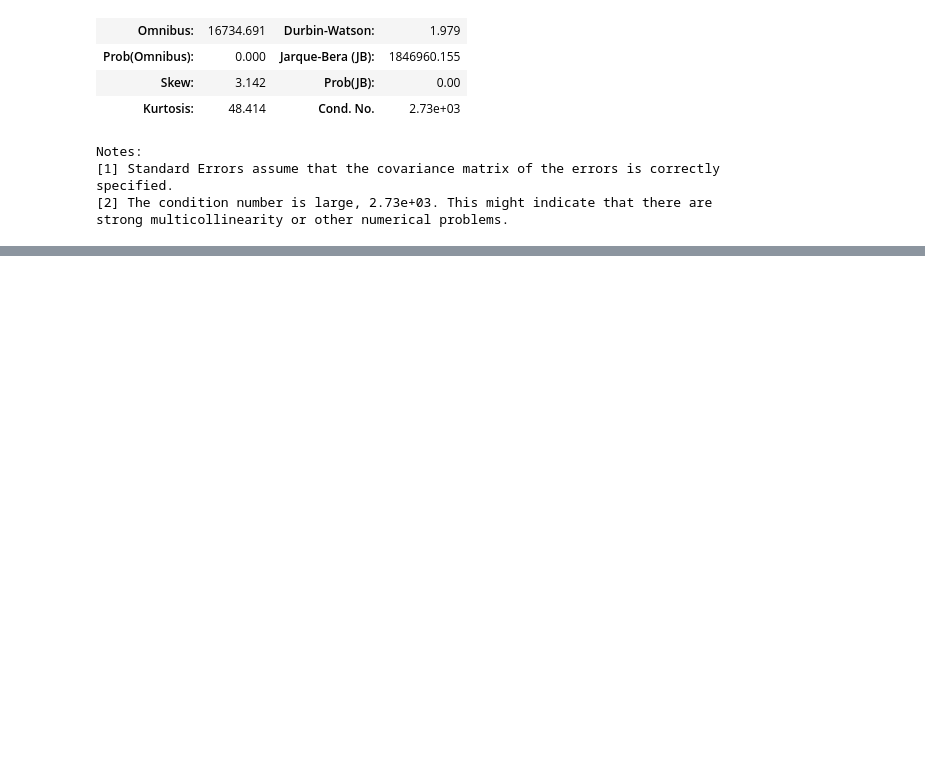
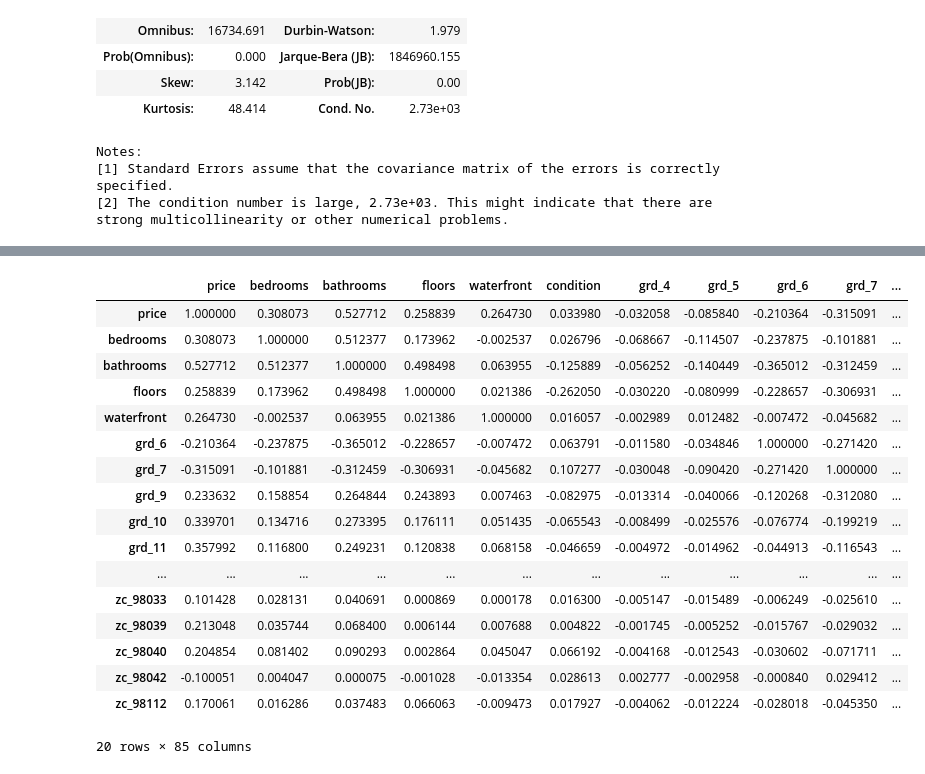
Before and after one commit to ANGI3MAINA/King-County-Housing-Analysis, a Jupyter notebook: Data/Work/Angel.ipynb, the cells around one changed output, grey strips where cells are left out. Cells and saved outputs as stored; diff of their text form; code cells hidden in the pictures; blank space fills up the shorter version.

```diff
--- a/Data/Work/Angel.ipynb
+++ b/Data/Work/Angel.ipynb
@@ -242,0 +300,21 @@ strong multicollinearity or other numerical problems.
+# %%
+house_df_categorical.corr()[abs(house_df_categorical.corr()['price']) > 0.1]
+# %% [output]
+|  | price | bedrooms | bathrooms | floors | waterfront | condition | grd_4 | grd_5 | grd_6 | grd_7 | ... |
+| price | 1.000000 | 0.308073 | 0.527712 | 0.258839 | 0.264730 | 0.033980 | -0.032058 | -0.085840 | -0.210364 | -0.315091 | ... |
+| bedrooms | 0.308073 | 1.000000 | 0.512377 | 0.173962 | -0.002537 | 0.026796 | -0.068667 | -0.114507 | -0.237875 | -0.101881 | ... |
+| bathrooms | 0.527712 | 0.512377 | 1.000000 | 0.498498 | 0.063955 | -0.125889 | -0.056252 | -0.140449 | -0.365012 | -0.312459 | ... |
+| floors | 0.258839 | 0.173962 | 0.498498 | 1.000000 | 0.021386 | -0.262050 | -0.030220 | -0.080999 | -0.228657 | -0.306931 | ... |
+| waterfront | 0.264730 | -0.002537 | 0.063955 | 0.021386 | 1.000000 | 0.016057 | -0.002989 | 0.012482 | -0.007472 | -0.045682 | ... |
+| grd_6 | -0.210364 | -0.237875 | -0.365012 | -0.228657 | -0.007472 | 0.063791 | -0.011580 | -0.034846 | 1.000000 | -0.271420 | ... |
+| grd_7 | -0.315091 | -0.101881 | -0.312459 | -0.306931 | -0.045682 | 0.107277 | -0.030048 | -0.090420 | -0.271420 | 1.000000 | ... |
+| grd_9 | 0.233632 | 0.158854 | 0.264844 | 0.243893 | 0.007463 | -0.082975 | -0.013314 | -0.040066 | -0.120268 | -0.312080 | ... |
+| grd_10 | 0.339701 | 0.134716 | 0.273395 | 0.176111 | 0.051435 | -0.065543 | -0.008499 | -0.025576 | -0.076774 | -0.199219 | ... |
+| grd_11 | 0.357992 | 0.116800 | 0.249231 | 0.120838 | 0.068158 | -0.046659 | -0.004972 | -0.014962 | -0.044913 | -0.116543 | ... |
+| ... | ... | ... | ... | ... | ... | ... | ... | ... | ... | ... | ... |
+| zc_98033 | 0.101428 | 0.028131 | 0.040691 | 0.000869 | 0.000178 | 0.016300 | -0.005147 | -0.015489 | -0.006249 | -0.025610 | ... |
+| zc_98039 | 0.213048 | 0.035744 | 0.068400 | 0.006144 | 0.007688 | 0.004822 | -0.001745 | -0.005252 | -0.015767 | -0.029032 | ... |
+| zc_98040 | 0.204854 | 0.081402 | 0.090293 | 0.002864 | 0.045047 | 0.066192 | -0.004168 | -0.012543 | -0.030602 | -0.071711 | ... |
+| zc_98042 | -0.100051 | 0.004047 | 0.000075 | -0.001028 | -0.013354 | 0.028613 | 0.002777 | -0.002958 | -0.000840 | 0.029412 | ... |
+| zc_98112 | 0.170061 | 0.016286 | 0.037483 | 0.066063 | -0.009473 | 0.017927 | -0.004062 | -0.012224 | -0.028018 | -0.045350 | ... |
+20 rows × 85 columns
```
Also changed, not shown: parts of 4 cells of this notebook.
